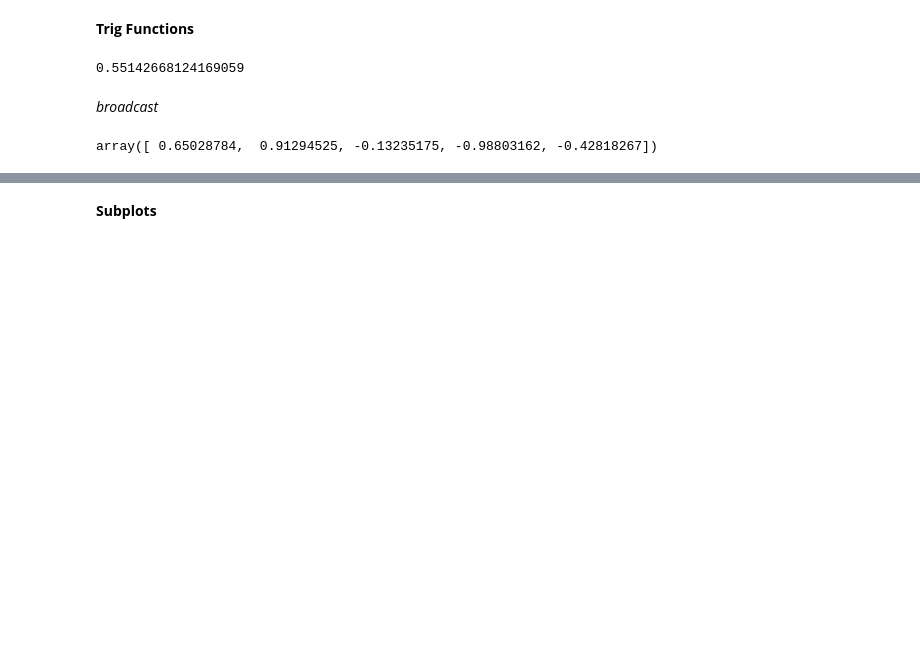
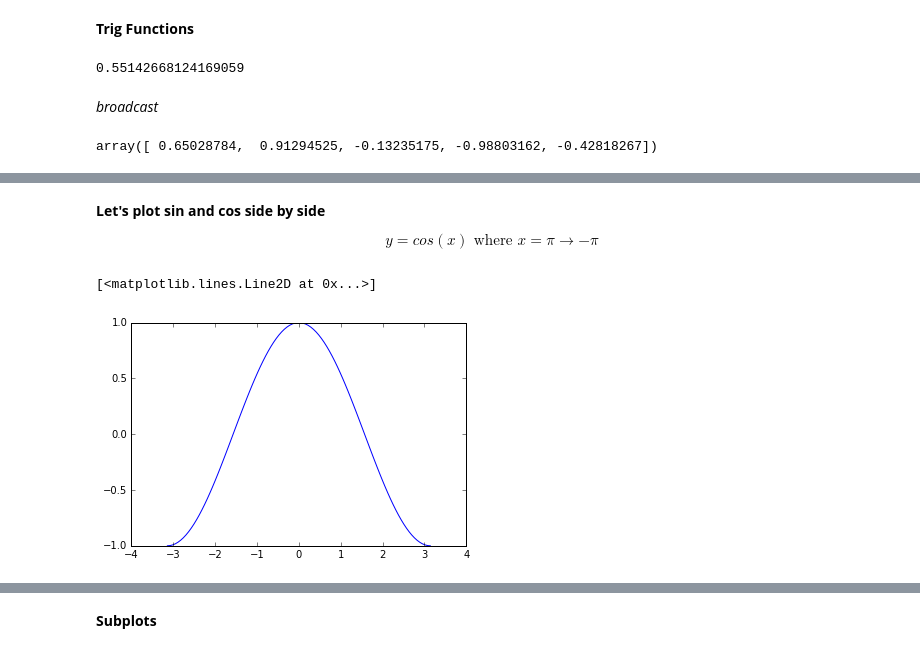
Before and after one commit to learningwithdg/datascience, a Jupyter notebook: Numpy III and Matplotlib I.ipynb, the cells around one changed output, grey strips where cells are left out. Saved outputs shown, nothing was run; the diff lists cells and outputs as text; code cells hidden in the pictures; blank space fills up the shorter version.

```diff
--- a/Numpy III and Matplotlib I.ipynb
+++ b/Numpy III and Matplotlib I.ipynb
@@ -77,0 +150,9 @@ plt.plot(x_values, np.tan(x_values))
+# %% [markdown]
+**Let's plot sin and cos side by side**
+
+$$y = cos(x) \text{ where }x = \pi\to-\pi$$
+# %%
+plt.plot(x, np.cos(x))
+# %% [output]
+[<matplotlib.lines.Line2D at 0x...>]
+[figure, added]
```
Also changed, not shown: parts of 62 cells of this notebook.
